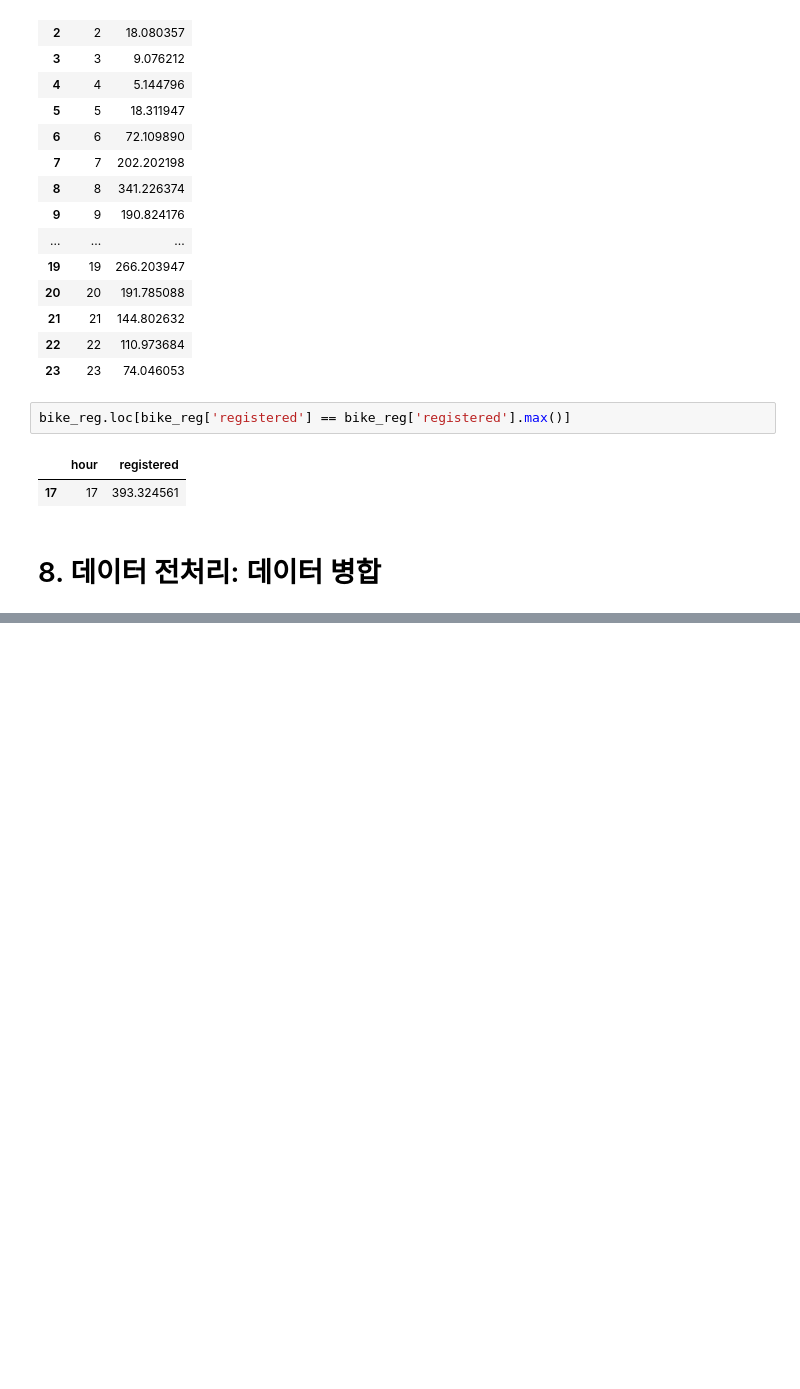
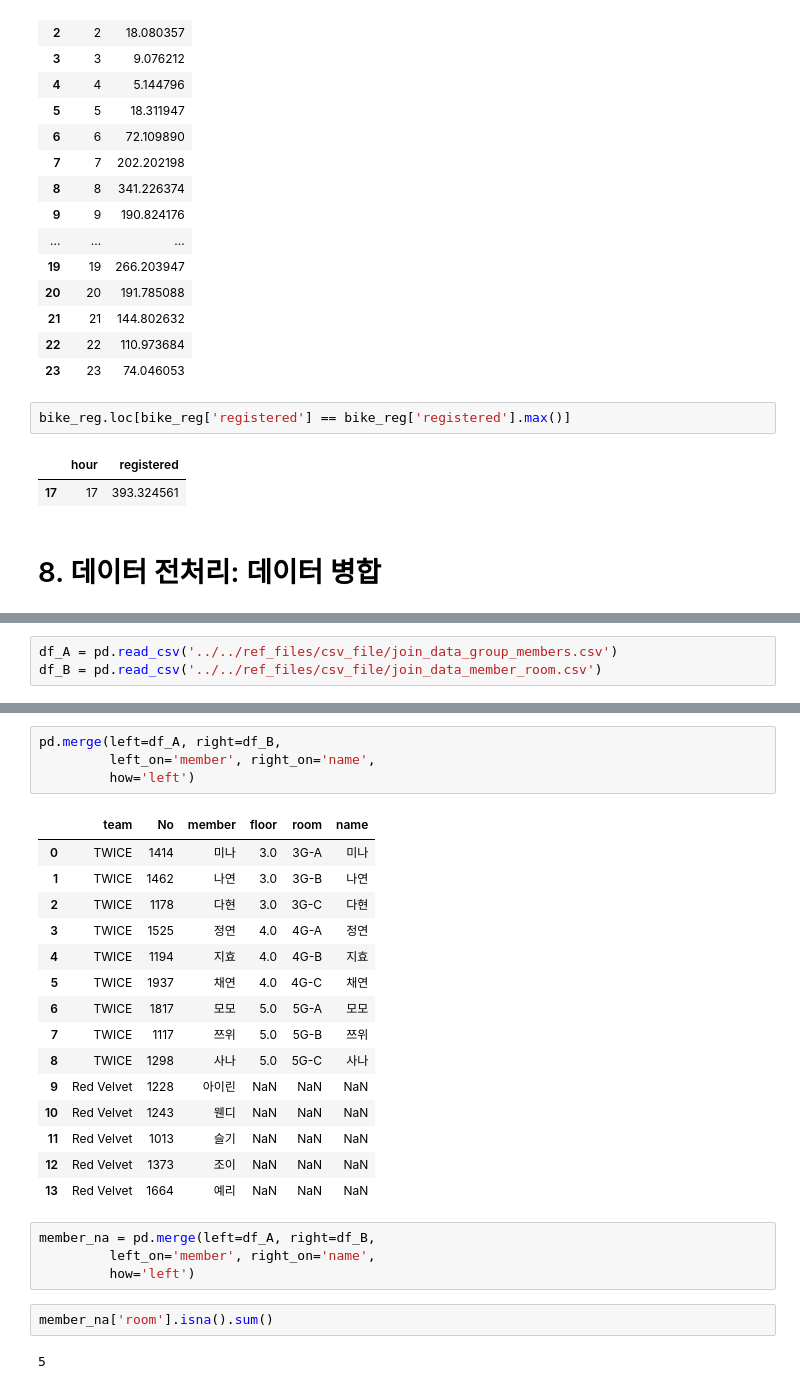
Before and after one commit to jinred9/TIL, a Jupyter notebook: TIL_file/202303/TIL_20230327.ipynb, the cells around one changed output, grey strips where cells are left out. Drawn from its saved outputs; the diff is of its cells as text; blank space fills up the shorter version.

```diff
--- a/TIL_file/202303/TIL_20230327.ipynb
+++ b/TIL_file/202303/TIL_20230327.ipynb
@@ -414,0 +520,3 @@ bike_reg.loc[bike_reg['registered'] == bike_reg['registered'].max()]
+# %%
+df_A = pd.read_csv('../../ref_files/csv_file/join_data_group_members.csv')
+df_B = pd.read_csv('../../ref_files/csv_file/join_data_member_room.csv')
@@ -414,0 +556,28 @@ bike_reg.loc[bike_reg['registered'] == bike_reg['registered'].max()]
+# %%
+pd.merge(left=df_A, right=df_B,
+         left_on='member', right_on='name',
+         how='left')
+# %% [output]
+|  | team | No | member | floor | room | name |
+| 0 | TWICE | 1414 | 미나 | 3.0 | 3G-A | 미나 |
+| 1 | TWICE | 1462 | 나연 | 3.0 | 3G-B | 나연 |
+| 2 | TWICE | 1178 | 다현 | 3.0 | 3G-C | 다현 |
+| 3 | TWICE | 1525 | 정연 | 4.0 | 4G-A | 정연 |
+| 4 | TWICE | 1194 | 지효 | 4.0 | 4G-B | 지효 |
+| 5 | TWICE | 1937 | 채연 | 4.0 | 4G-C | 채연 |
+| 6 | TWICE | 1817 | 모모 | 5.0 | 5G-A | 모모 |
+| 7 | TWICE | 1117 | 쯔위 | 5.0 | 5G-B | 쯔위 |
+| 8 | TWICE | 1298 | 사나 | 5.0 | 5G-C | 사나 |
+| 9 | Red Velvet | 1228 | 아이린 | NaN | NaN | NaN |
+| 10 | Red Velvet | 1243 | 웬디 | NaN | NaN | NaN |
+| 11 | Red Velvet | 1013 | 슬기 | NaN | NaN | NaN |
+| 12 | Red Velvet | 1373 | 조이 | NaN | NaN | NaN |
+| 13 | Red Velvet | 1664 | 예리 | NaN | NaN | NaN |
+# %%
+member_na = pd.merge(left=df_A, right=df_B,
+         left_on='member', right_on='name',
+         how='left')
+# %%
+member_na['room'].isna().sum()
+# %% [output]
+5
```
Also changed, not shown: parts of 33 cells of this notebook, 4 other files.
